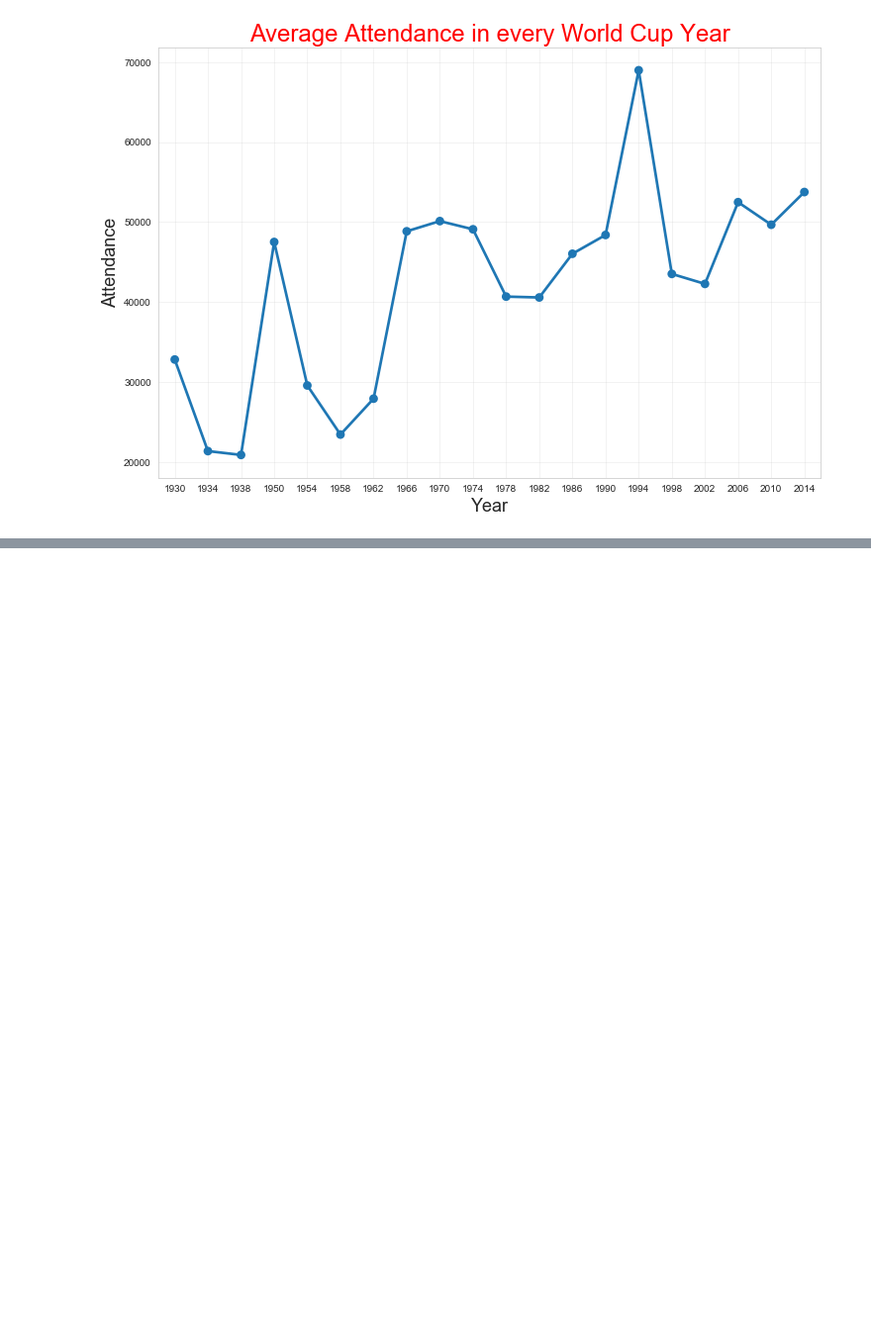
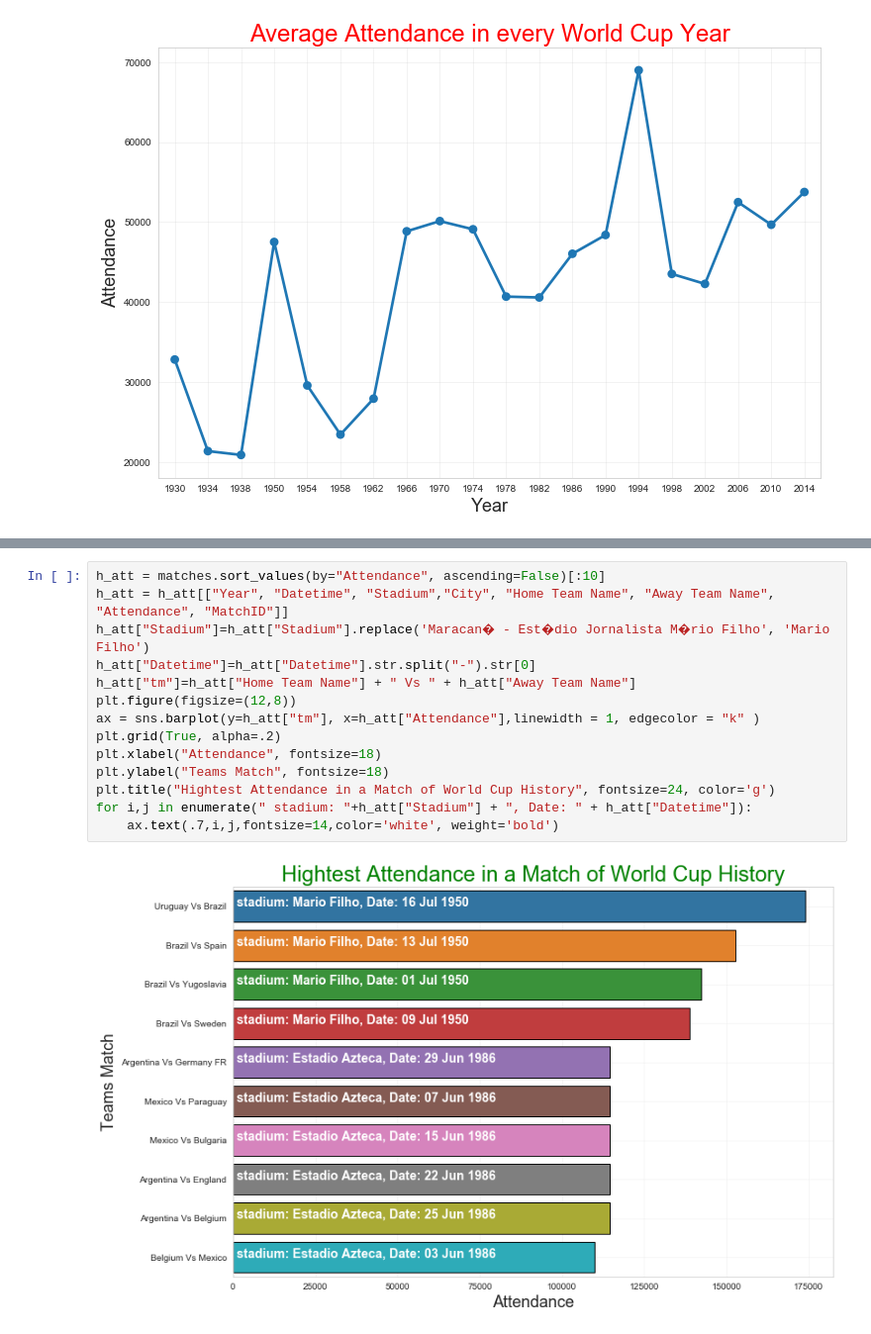
Before and after one commit to saurabh906/Fifa-Project, a Jupyter notebook: Fifa Project Notebook.ipynb, the cells around one changed output, grey strips where cells are left out. Shown at 99% size. Drawn from its saved outputs; the diff is of its cells as text; blank space fills up the shorter version.

Commit message:
highest Attendance in World Cup Match

```diff
--- a/Fifa Project Notebook.ipynb
+++ b/Fifa Project Notebook.ipynb
@@ -67,3 +67,19 @@ plt.title("Total Goal Scored by Year",fontsize=24,color='r')
 plt.show()
 # %% [output]
 [figure]
+# %%
+h_att = matches.sort_values(by="Attendance", ascending=False)[:10]
+h_att = h_att[["Year", "Datetime", "Stadium","City", "Home Team Name", "Away Team Name", "Attendance", "MatchID"]]
+h_att["Stadium"]=h_att["Stadium"].replace('Maracan� - Est�dio Jornalista M�rio Filho', 'Mario Filho')
+h_att["Datetime"]=h_att["Datetime"].str.split("-").str[0]
+h_att["tm"]=h_att["Home Team Name"] + " Vs " + h_att["Away Team Name"]
+plt.figure(figsize=(12,8))
+ax = sns.barplot(y=h_att["tm"], x=h_att["Attendance"],linewidth = 1, edgecolor = "k" )
+plt.grid(True, alpha=.2)
+plt.xlabel("Attendance", fontsize=18)
+plt.ylabel("Teams Match", fontsize=18)
+plt.title("Hightest Attendance in a Match of World Cup History", fontsize=24, color='g')
+for i,j in enumerate(" stadium: "+h_att["Stadium"] + ", Date: " + h_att["Datetime"]):
+    ax.text(.7,i,j,fontsize=14,color='white', weight='bold')
+# %% [output]
+[figure, added]
```
Also changed, not shown: parts of 1 cell of this notebook.
